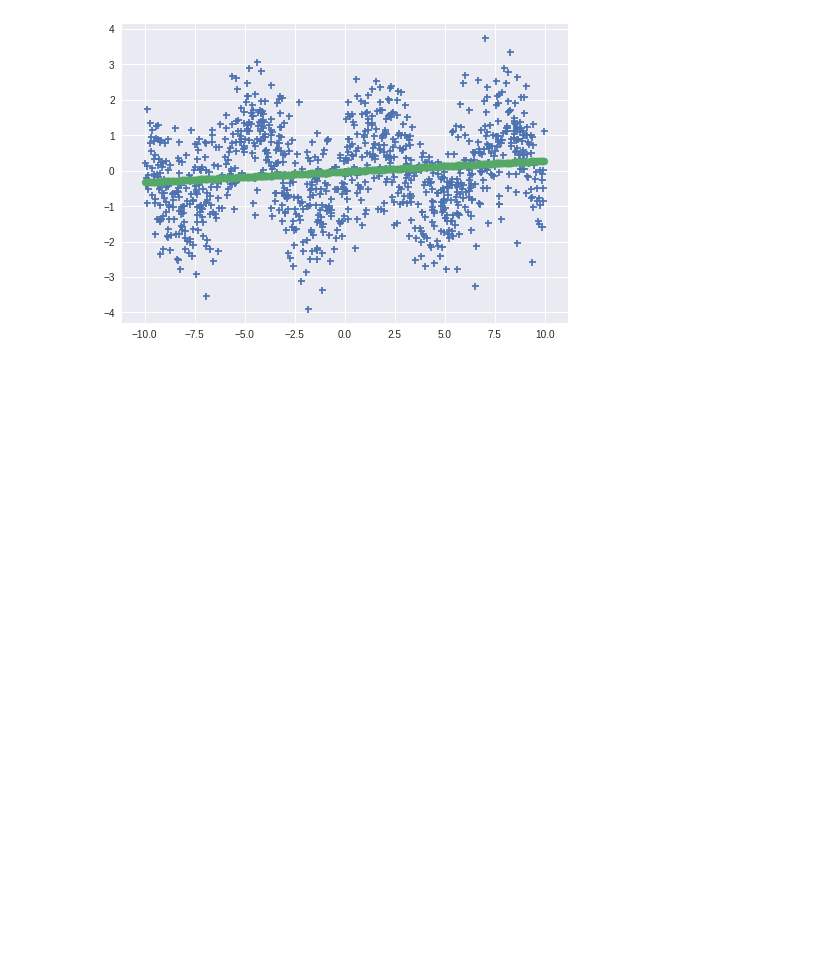
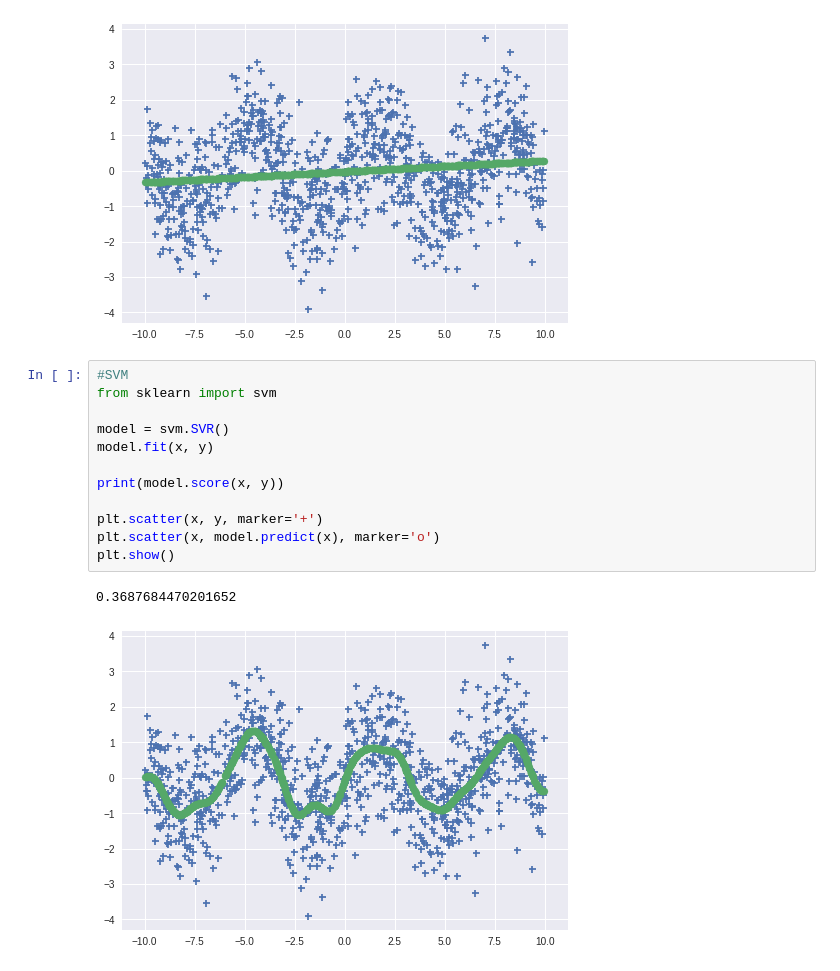
Before and after one commit to kintarou/django-starter, a Jupyter notebook: regression.ipynb, the cells around one changed output. Drawn from its saved outputs; the diff is of its cells as text; blank space fills up the shorter version.

```diff
--- a/regression.ipynb
+++ b/regression.ipynb
@@ -276,3 +276,18 @@ plt.show()
 # %% [output]
 0.02189806273063888
 [figure]
+# %%
+#SVM
+from sklearn import svm
+
+model = svm.SVR()
+model.fit(x, y)
+
+print(model.score(x, y))
+
+plt.scatter(x, y, marker='+')
+plt.scatter(x, model.predict(x), marker='o')
+plt.show()
+# %% [output]
+0.3687684470201652
+[figure, added]
```
Also changed, not shown: parts of 2 cells of this notebook.
